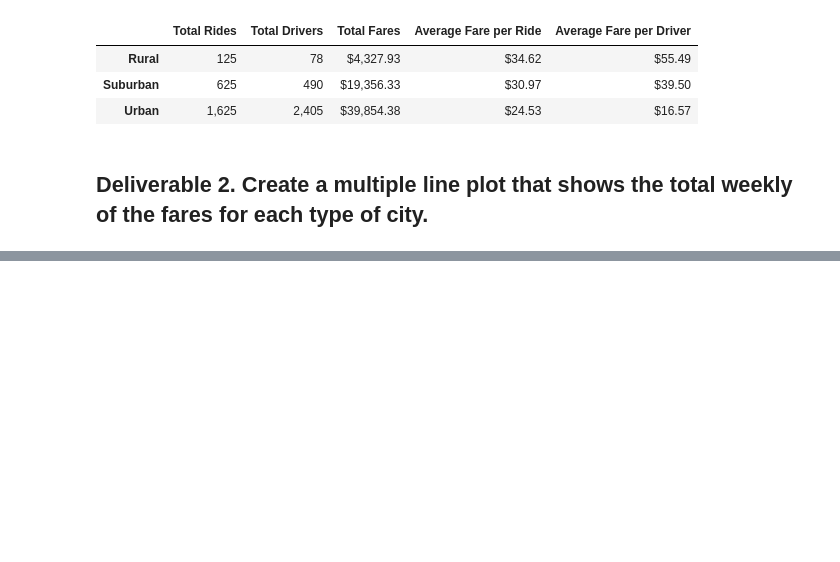
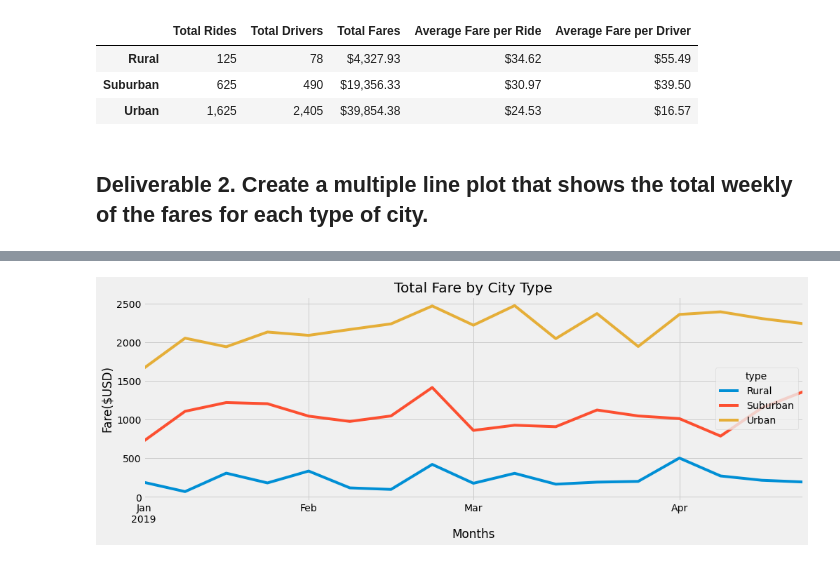
Before and after one commit to ohuete/PyBer_Analysis, a Jupyter notebook: PyBer_Challenge.ipynb, the cells around one changed output, grey strips where cells are left out. Drawn from its saved outputs; the diff is of its cells as text; code cells hidden in the pictures; blank space fills up the shorter version.

```diff
--- a/PyBer_Challenge.ipynb
+++ b/PyBer_Challenge.ipynb
@@ -95,3 +114,5 @@ pyber_summary_df
 # %%
 # 4. Create a pivot table with the 'date' as the index, the columns ='type', and values='fare'
 # to get the total fares for each type of city by the date.
+new_pyber_df = new_pyber_df.pivot(index = "date", columns = "type", values = "fare")
+new_pyber_df.head(10)
@@ -98,2 +132,5 @@ pyber_summary_df
 # %%
-# 5. Create a new DataFrame from the pivot table DataFrame using loc on the given dates, '2019-01-01':'2019-04-29'.
+# 5. Create a new DataFrame from the pivot table DataFrame using loc on the given dates,
+#'2019-01-01':'2019-04-29'.
+new_pyber_df = new_pyber_df.loc['2019-01-01':'2019-04-29']
+new_pyber_df.head()
@@ -100,3 +145,5 @@ pyber_summary_df
 # %%
 # 6. Set the "date" index to datetime datatype. This is necessary to use the resample() method in Step 8.
 # df.index = pd.to_datetime(df.index)
+new_pyber_df.index = pd.to_datetime(new_pyber_df.index)
+new_pyber_df
@@ -105,2 +179,5 @@ pyber_summary_df
 # %%
-# 8. Create a new DataFrame using the "resample()" function by week 'W' and get the sum of the fares for each week.
+# 8. Create a new DataFrame using the "resample()"
+#function by week 'W' and get the sum of the fares for each week.
+new_pyber_data_df = new_pyber_df.resample('W').sum()
+new_pyber_data_df
@@ -107,7 +204,14 @@ pyber_summary_df
 # %%
-# 8. Using the object-oriented interface method, plot the resample DataFrame using the df.plot() function.
-
+# 9. Using the object-oriented interface method,
+# plot the resample DataFrame using the df.plot() function.
 # Import the style from Matplotlib.
 from matplotlib import style
 # Use the graph style fivethirtyeight.
 style.use('fivethirtyeight')
+new_pyber_data_df.plot(figsize=(15,5))
+plt.title("Total Fare by City Type")
+plt.xlabel("Months")
+plt.ylabel("Fare($USD)")
+plt.savefig("Analysis/PyBer_fare_summary.png")
+# %% [output]
+[figure, added]
```
Also changed, not shown: parts of 9 cells of this notebook, 2 other files.
